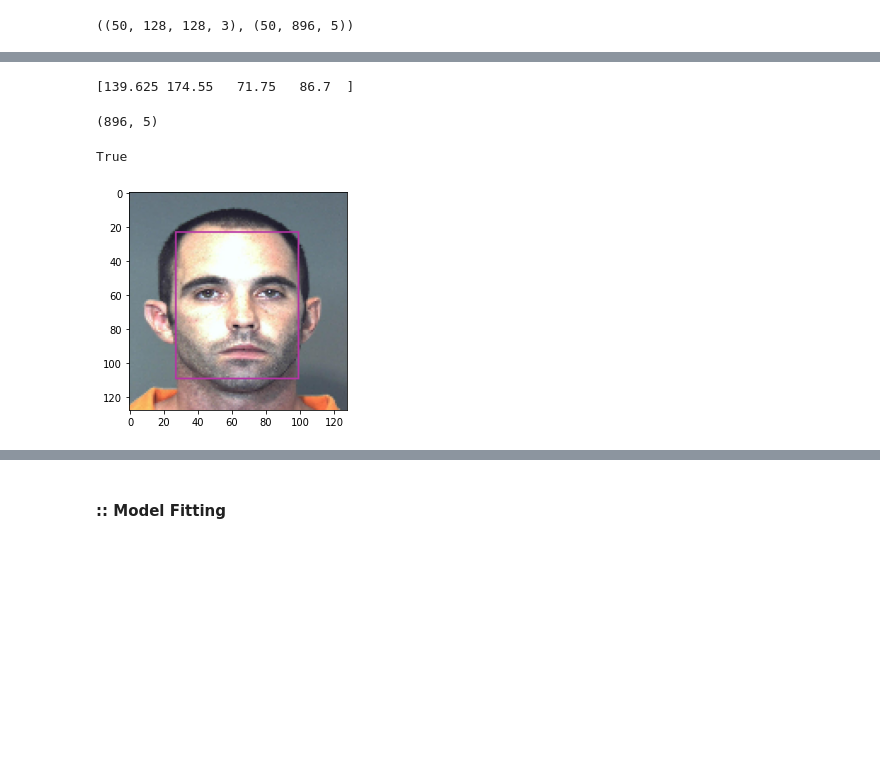
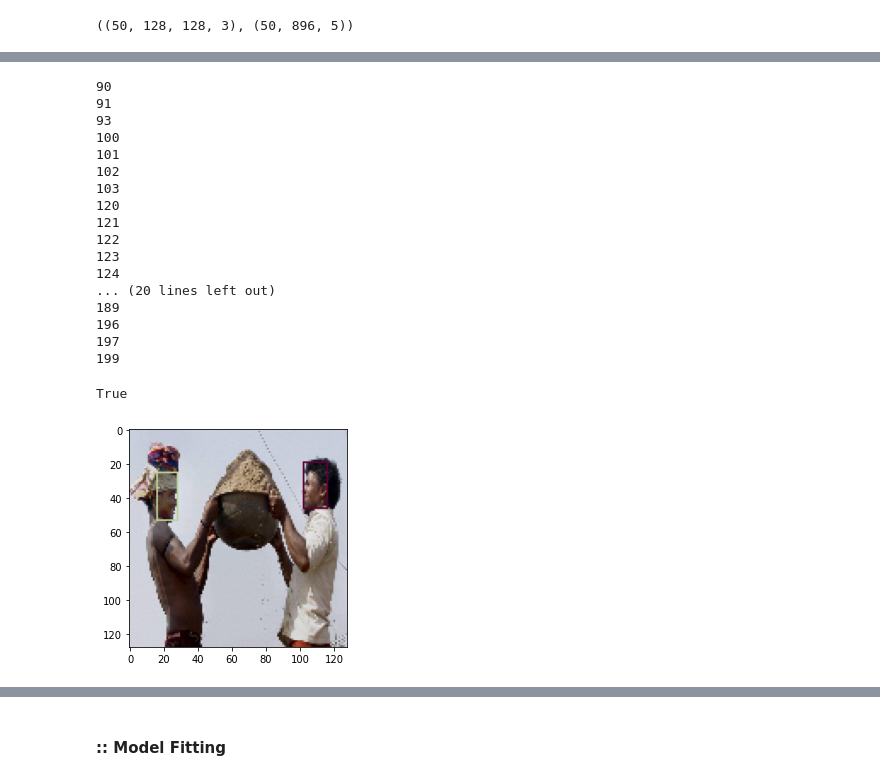
Before and after one commit to Koowater/Facial-Landmark-Detector, a Jupyter notebook: BlazeFace/Sample Training example.ipynb, the cells around one changed output, grey strips where cells are left out. Cells and saved outputs as stored; diff of their text form; code cells hidden in the pictures; blank space fills up the shorter version.

```diff
--- a/BlazeFace/Sample Training example.ipynb
+++ b/BlazeFace/Sample Training example.ipynb
@@ -284,0 +266,4 @@ array([[  0.,   4.,   4., 128., 128.],
+# %%
+cur = 1
+label = Y[cur]
+print(label.shape)
@@ -285,5 +272,4 @@ array([[  0.,   4.,   4., 128., 128.],
 # %%
-idx = np.where(Y[:, :, 0] == 1)[0]
+idx = np.where(Y[cur, :, 0] == 1)[0]
 print(idx)
-print(idx.shape)
 # %% [output]
@@ -307,3 +277,0 @@ print(idx.shape)
-# %%
-label = Y[42]
-print(label.shape)
@@ -318,44 +319,41 @@ print(label[idx[0]])
 # %%
-test_box = decode_bbox(label[idx[0]][1:], anchor)
+test_box = decode_bbox(label[idx][:, 1:], anchor)
 print(test_box)
-# %% [output]
-[139.625 174.55   71.75   86.7  ]
-# %%
-print(label.shape)
-# %% [output]
-(896, 5)
 # %%
-img = copy.copy(X[42])
-# img = cv2.imread(imagedatalist[42])
-# img = cv2.cvtColor(img, cv2.COLOR_RGB2BGR)
+img = copy.copy(X[cur])
+
 for l, i in zip(label[idx], idx):
     bbox = l[1:]
-    # print(f"original: {bbox}")
-
     decoded_bbox = decode_bbox(bbox, descaled_anchors[i])
     bbox = xCyCTox1y1(decoded_bbox)
-    # scaled_bbox = scale_bbox(decoded_bbox, (128, 128))
-    # descaled_bbox = descale_bbox(scaled_bbox, (img.shape[:2]))
-    # print(descaled_bbox)
-    # start_point = tuple(map(int, decoded_bbox[:2] - decoded_bbox[2:]/2))
-    # end_point = tuple(map(int, decoded_bbox[:2] + decoded_bbox[2:]/2))
-    # start_point = tuple(map(int, descaled_bbox[:2]))
-    # end_point = tuple(map(int, np.array(descaled_bbox[:2]) + np.array(descaled_bbox[2:])))
     start_point = tuple(map(int, bbox[:2]))
     end_point = tuple(map(int, np.array(bbox[:2]) + np.array(bbox[2:])))
-    # print(start_point, end_point)
     c = (random.choice(range(256)), random.choice(range(256)), random.choice(range(256)), 50)
-    # print(f"converted: {bbox}\n")
+    assert len(start_point) == 2
+    assert len(end_point) == 2
     img = cv2.rectangle(img=img, pt1=start_point, pt2=end_point, color=c)
-
-# start_point = tuple(map(int, test_box[:2] - test_box[2:]))
-# end_point = tuple(map(int, test_box[:2] + test_box[2:]))
-# print(start_point, end_point)
-# img = cv2.rectangle(img, start_point, end_point, (255, 0, 0))
+    print(i)
 
 plt.imshow(img)
 cv2.imwrite('test.jpg', img)
 # %% [output]
-True
+90
+91
+93
+100
+101
+102
+103
+120
+121
+122
+123
+124
+... (20 lines left out)
+189
+196
+197
+199
+True
-[figure, old version]
+[figure, new version]
 # %%
```
Also changed, not shown: parts of 11 cells of this notebook, 8 other files.
